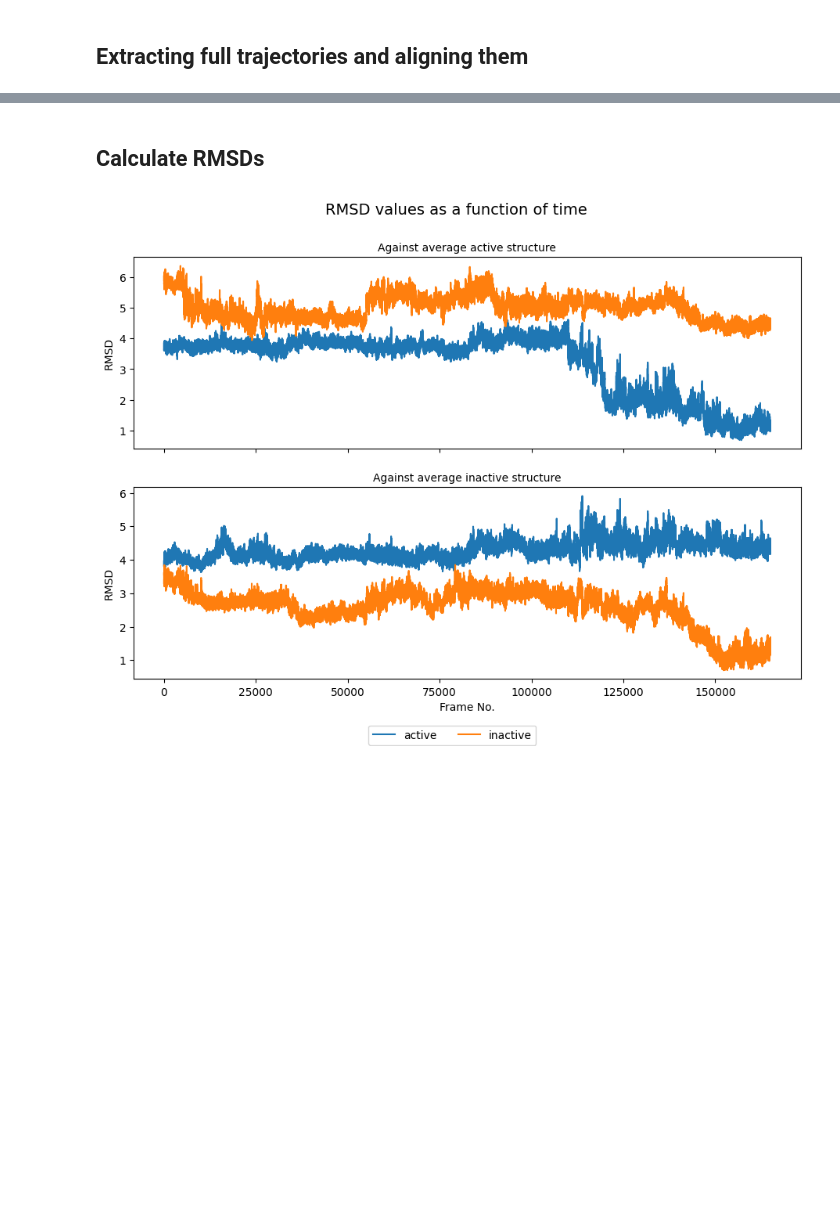
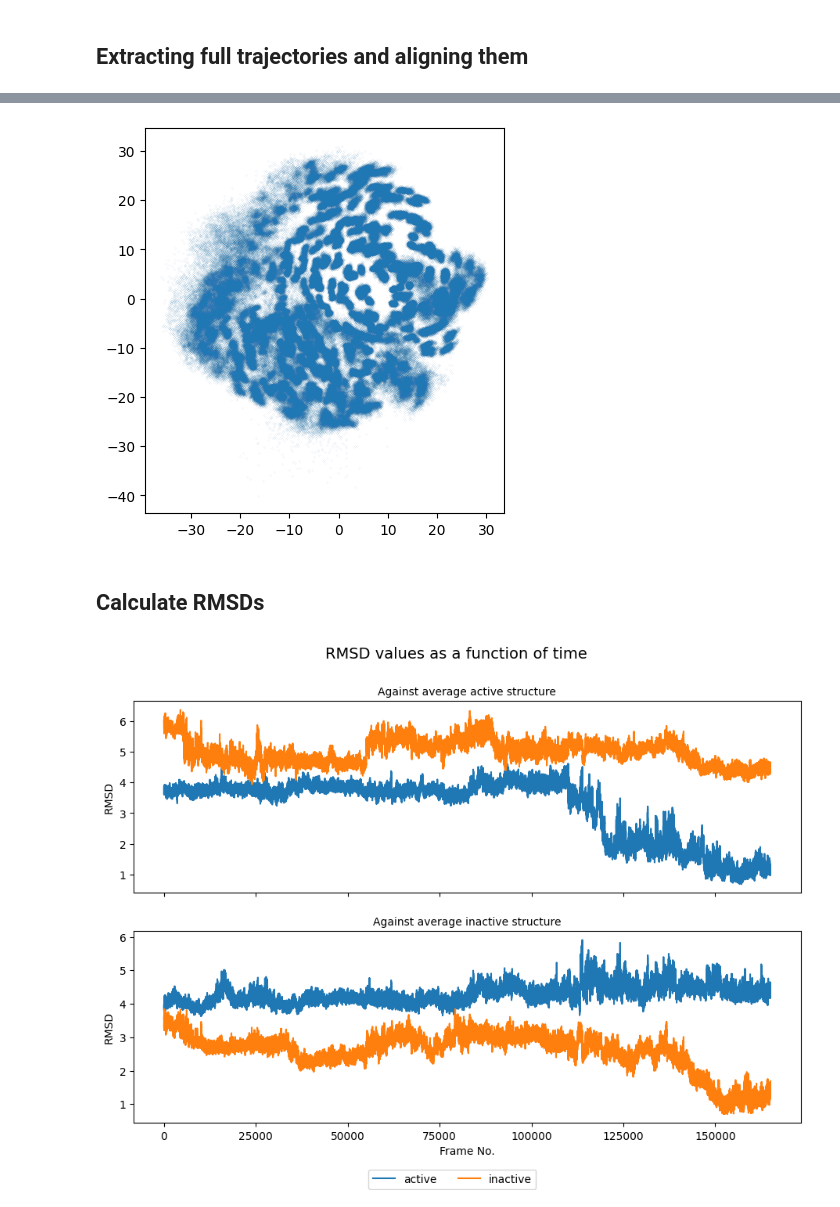
Before and after one commit to StevetheGreek97/MDML, a Jupyter notebook: Examples/Multivariate_Stats_EGFR.ipynb, the cells around one changed output, grey strips where cells are left out. Saved outputs shown, nothing was run; the diff lists cells and outputs as text; code cells hidden in the pictures; blank space fills up the shorter version.

```diff
--- a/Examples/Multivariate_Stats_EGFR.ipynb
+++ b/Examples/Multivariate_Stats_EGFR.ipynb
@@ -58,3 +42,12 @@ plt.show()
+# %%
+fig, ax = plt.subplots(figsize=(5,5))
+fig = plt.scatter(*Xi[::100, :, :2].reshape((-1, 2)).T, s=.001)
+
+
+ax.set_aspect('equal')
+plt.show()
+# %% [output]
+[figure, added]
 # %% [markdown]
 ## Calculate RMSDs
 # %%
```
Also changed, not shown: parts of 21 cells of this notebook, 1 other file.
